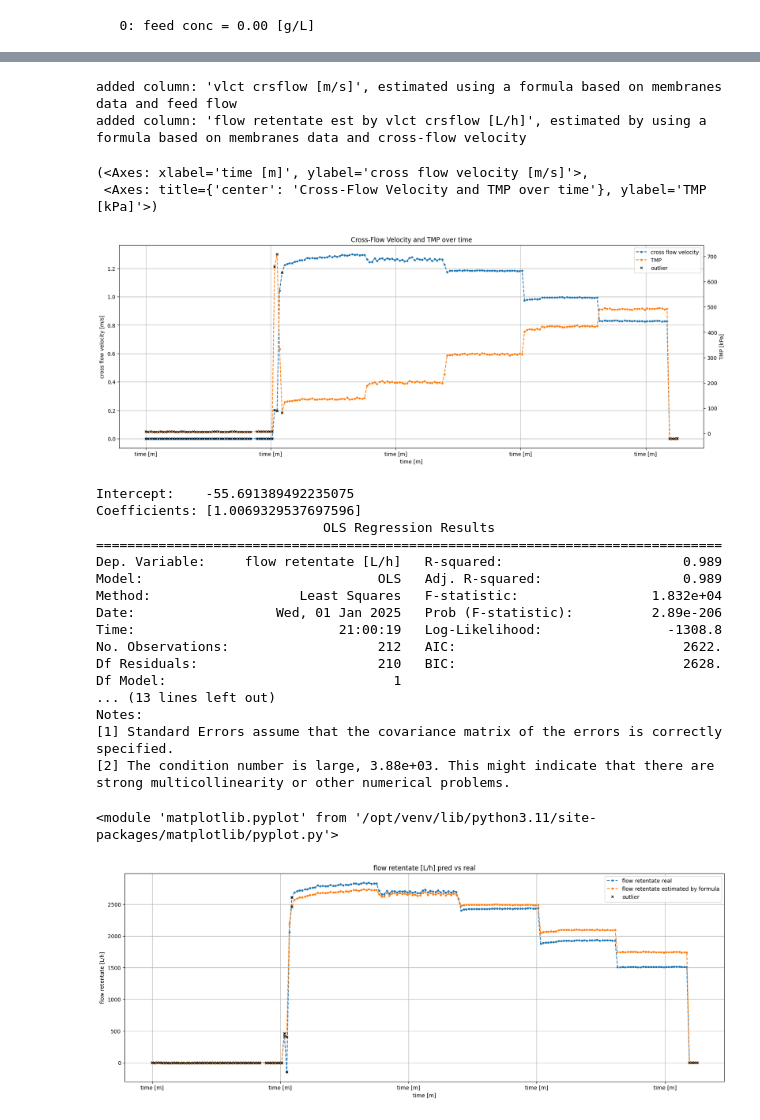
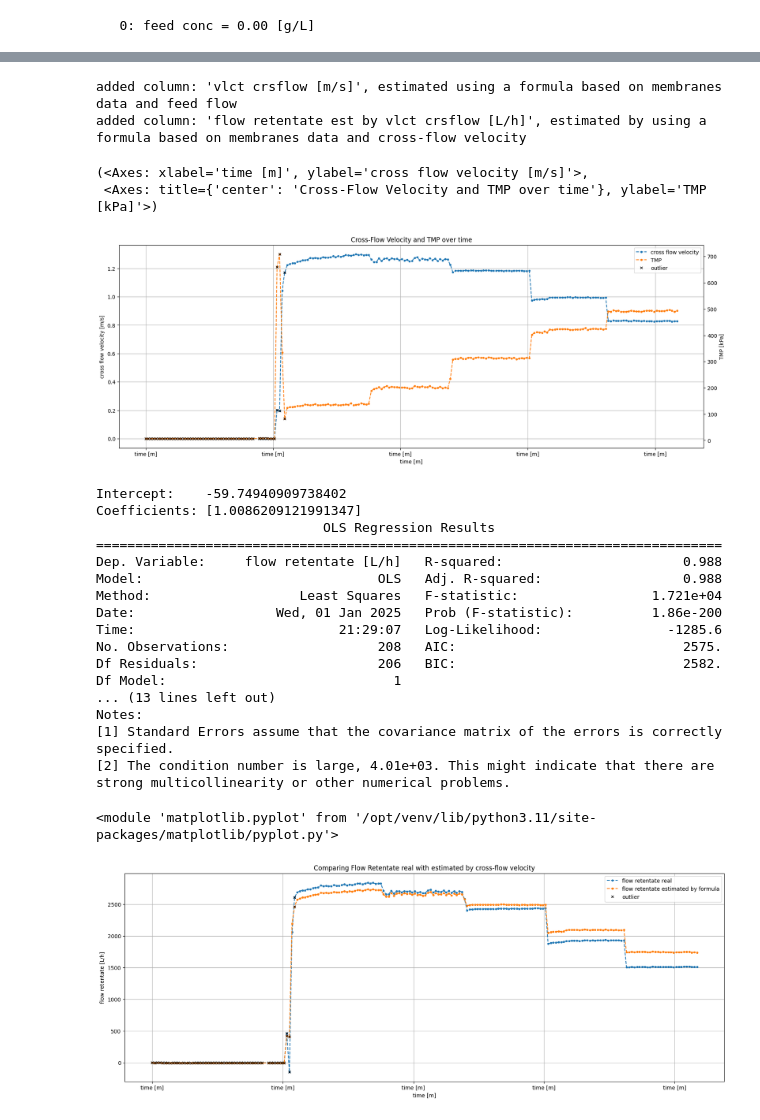
Before and after one commit to zucchi99/data_analysis, a Jupyter notebook: src/1_explore__df_ext.ipynb, the cells around one changed output, grey strips where cells are left out. Drawn from its saved outputs; the diff is of its cells as text; code cells hidden in the pictures.

```diff
--- a/src/1_explore__df_ext.ipynb
+++ b/src/1_explore__df_ext.ipynb
@@ -8,6 +8,7 @@ plot_scatterplot_matrix = params['plot_scatterplot_matrix']
 drop_outliers = params['drop_outliers']
 x_axis = params['x_axis']
 x_format = X_AXIS_FORMAT[x_axis]
+drop_off_rows = params['drop_off_rows']
 include_outliers = params['include_outliers']
 mark_outliers = params['mark_outliers']
 # %% [output]
@@ -43,7 +45,7 @@ df = pd.read_csv(file_path)
 df['datetime'] = pd.to_datetime(df['datetime'], format='%Y-%m-%d %H:%M:%S')
 df = df.reset_index()
 # %%
-df = identify_all_outliers(df, drop_outliers=(include_outliers == False), log=True)
+df = identify_all_outliers(df, drop_off_rows=drop_off_rows, drop_outliers=(include_outliers == False), log=True)
 # %% [output]
 found 4 new outliers after checking column is_ON by function indentify_outliers__machine_OFF
 total number of outliers: 0 -> 4
@@ -244,41 +246,41 @@ added column: 'vlct crsflow [m/s]', estimated using a formula based on membranes
 added column: 'flow retentate est by vlct crsflow [L/h]', estimated by using a formula based on membranes data and cross-flow velocity
 (<Axes: xlabel='time [m]', ylabel='cross flow velocity [m/s]'>,
  <Axes: title={'center': 'Cross-Flow Velocity and TMP over time'}, ylabel='TMP [kPa]'>)
-[figure, old version]
+[figure, new version]
 # %%
 # ESTIMATING RETENTATE FLOW
 # TODO TO IMPROVE.. include conc_feed [g/L] !
 x = df[['flow retentate est by vlct crsflow [L/h]']]
 y_col = 'flow retentate [L/h]'
 y = df[y_col]
 model, y_pred, intercept, coeffs = call_linear_model(x, y)
 y_dict = {
     'flow retentate real'  : y,
     'flow retentate estimated by formula' : df['flow retentate est by vlct crsflow [L/h]'],
     #'flow retentate estimated by formula + lm'  : y_pred,
 }
-title = y_col + ' pred vs real'
+title = 'Comparing Flow Retentate real with estimated by cross-flow velocity'
 y_ax_lbl=y_col
 plot_time_series_1_axis(
     x=df[x_axis], y_series=y_dict, x_ax_lbl=x_axis, y_ax_lbl=y_ax_lbl,
     title=title, x_format=x_axis, is_outlier=is_outlier)
 # %% [output]
-Intercept:    -55.691389492235075
-Coefficients: [1.0069329537697596]
+Intercept:    -59.74940909738402
+Coefficients: [1.0086209121991347]
                              OLS Regression Results
 ================================================================================
-Dep. Variable:     flow retentate [L/h]   R-squared:                       0.989
-Model:                              OLS   Adj. R-squared:                  0.989
-Method:                   Least Squares   F-statistic:                 1.832e+04
-Date:                  Wed, 01 Jan 2025   Prob (F-statistic):          2.89e-206
-Time:                          21:00:19   Log-Likelihood:                -1308.8
-No. Observations:                   212   AIC:                             2622.
-Df Residuals:                       210   BIC:                             2628.
+Dep. Variable:     flow retentate [L/h]   R-squared:                       0.988
+Model:                              OLS   Adj. R-squared:                  0.988
+Method:                   Least Squares   F-statistic:                 1.721e+04
+Date:                  Wed, 01 Jan 2025   Prob (F-statistic):          1.86e-200
+Time:                          21:29:07   Log-Likelihood:                -1285.6
+No. Observations:                   208   AIC:                             2575.
+Df Residuals:                       206   BIC:                             2582.
 Df Model:                             1
 ... (13 lines left out)
 Notes:
 [1] Standard Errors assume that the covariance matrix of the errors is correctly specified.
-[2] The condition number is large, 3.88e+03. This might indicate that there are
+[2] The condition number is large, 4.01e+03. This might indicate that there are
 strong multicollinearity or other numerical problems.
 <module 'matplotlib.pyplot' from '/opt/venv/lib/python3.11/site-packages/matplotlib/pyplot.py'>
-[figure, old version]
+[figure, new version]
```
Also changed, not shown: parts of 11 cells of this notebook, 25 other files.
